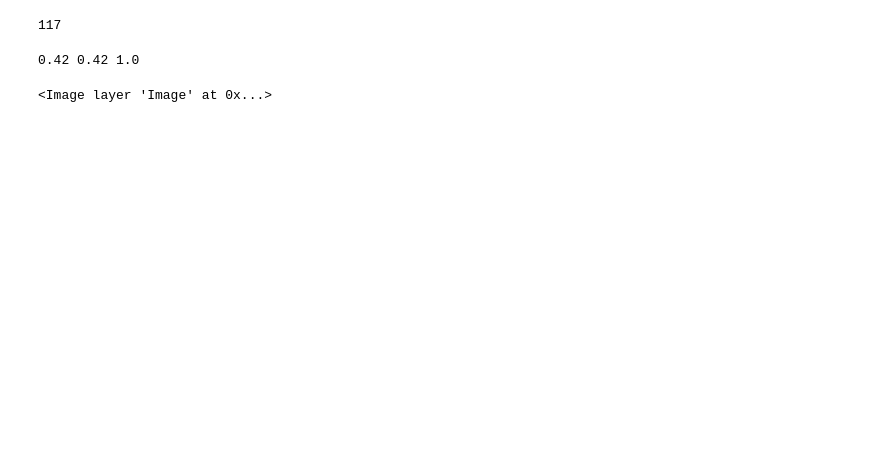
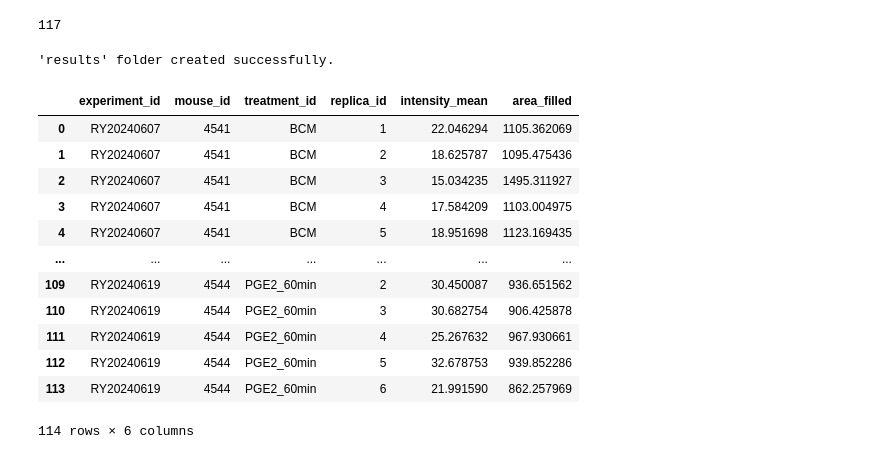
Before and after one commit to adiezsanchez/YAP_nuclear_3D_orgs, a Jupyter notebook: 1_dev.ipynb, the cells around one changed output. Cells and saved outputs as stored; diff of their text form; code cells hidden in the pictures; blank space fills up the shorter version.

```diff
--- a/1_dev.ipynb
+++ b/1_dev.ipynb
@@ -108,9 +86,41 @@ resampled = cle.scale(img[2,:,:,:], factor_x=scaling_x_um, factor_y=scaling_y_um
-# %%
-print(scaling_x_um, scaling_y_um, scaling_z_um)
-# %% [output]
-0.42 0.42 1.0
-# %%
-viewer = napari.Viewer(ndisplay=2)
-viewer.add_image(cle.pull(resampled))
-# %% [output]
-<Image layer 'Image' at 0x...>
+# %%
+# Concatenate list of dataframes into a single final df
+final_df = pd.concat(dataframes)
+
+# Create a 'results' folder in the root directory
+results_folder = 'results'
+
+try:
+    os.makedirs(results_folder)
+    print(f"'{results_folder}' folder created successfully.")
+except FileExistsError:
+    print(f"'{results_folder}' folder already exists.")
+
+# Save the df containing per_label results into a CSV file
+final_df.to_csv('./results/per_label_results.csv')
+# %% [output]
+'results' folder created successfully.
+# %%
+# Grouping by the specified columns and calculating the mean of intensity_mean and area_filled
+grouped_df = final_df.groupby(['experiment_id', 'mouse_id', 'treatment_id', 'replica_id']).agg({
+    'intensity_mean': 'mean',
+    'area_filled': 'mean'
+}).reset_index()
+
+grouped_df.to_csv('./results/average_nuclear_intensity.csv')
+# %%
+grouped_df
+# %% [output]
+|  | experiment_id | mouse_id | treatment_id | replica_id | intensity_mean | area_filled |
+| 0 | RY20240607 | 4541 | BCM | 1 | 22.046294 | 1105.362069 |
+| 1 | RY20240607 | 4541 | BCM | 2 | 18.625787 | 1095.475436 |
+| 2 | RY20240607 | 4541 | BCM | 3 | 15.034235 | 1495.311927 |
+| 3 | RY20240607 | 4541 | BCM | 4 | 17.584209 | 1103.004975 |
+| 4 | RY20240607 | 4541 | BCM | 5 | 18.951698 | 1123.169435 |
+| ... | ... | ... | ... | ... | ... | ... |
+| 109 | RY20240619 | 4544 | PGE2_60min | 2 | 30.450087 | 936.651562 |
+| 110 | RY20240619 | 4544 | PGE2_60min | 3 | 30.682754 | 906.425878 |
+| 111 | RY20240619 | 4544 | PGE2_60min | 4 | 25.267632 | 967.930661 |
+| 112 | RY20240619 | 4544 | PGE2_60min | 5 | 32.678753 | 939.852286 |
+| 113 | RY20240619 | 4544 | PGE2_60min | 6 | 21.991590 | 862.257969 |
+114 rows × 6 columns
```
Also changed, not shown: parts of 5 cells of this notebook, 2 other files.
